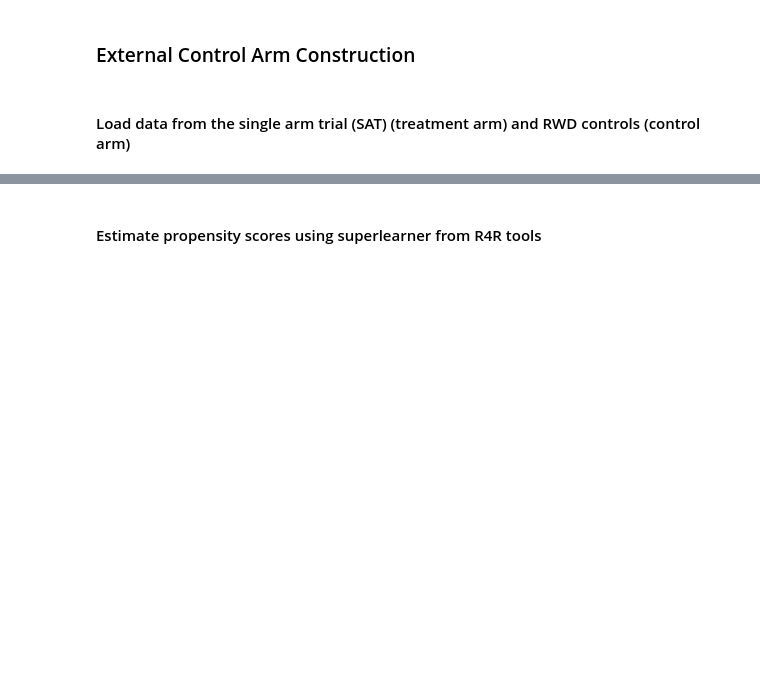
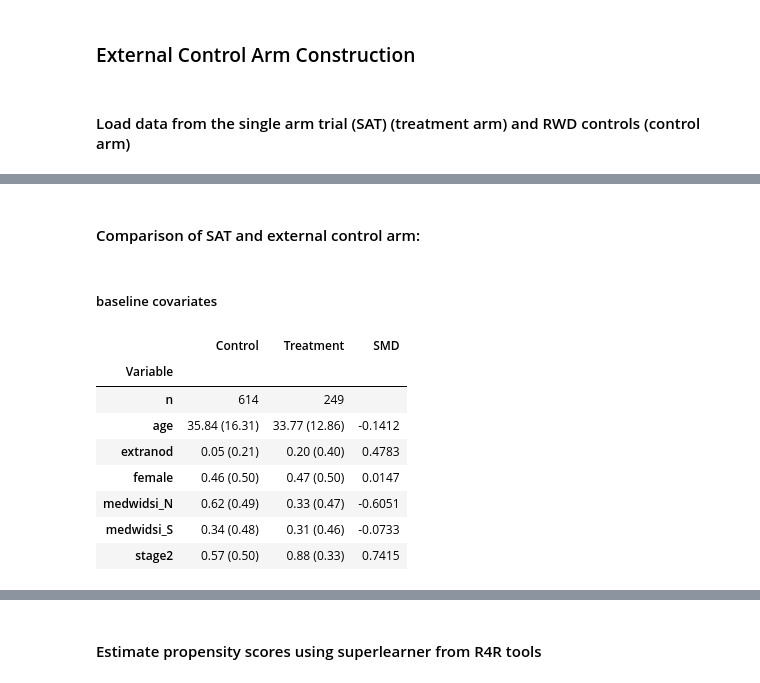
Before and after one commit to TrainingModule4-Real4Reg/r4r_training, a Jupyter notebook: notebooks/external_control_arm.ipynb, the cells around one changed output, grey strips where cells are left out. Saved outputs shown, nothing was run; the diff lists cells and outputs as text; code cells hidden in the pictures; blank space fills up the shorter version.

Commit message:
feat: add baseline summaries, sdm, possible questions

```diff
--- a/notebooks/external_control_arm.ipynb
+++ b/notebooks/external_control_arm.ipynb
@@ -28,0 +38,30 @@ df_combined
+# %% [markdown]
+#### Comparison of SAT and external control arm:
+# %% [markdown]
+##### baseline covariates
+# %%
+baseline_covariates = [
+    "age", "female", "extranod", "stage2", "medwidsi_S", "medwidsi_N"
+]
+
+from causalml.match import create_table_one
+
+table_one = create_table_one(
+    data=df_combined,
+    treatment_col="chemo",
+    features=baseline_covariates,
+    with_std=True,
+    with_counts=True,
+)
+
+table_one
+# %% [output]
+|  | Control | Treatment | SMD |
+| Variable |  |  |  |
+| n | 614 | 249 |  |
+| age | 35.84 (16.31) | 33.77 (12.86) | -0.1412 |
+| extranod | 0.05 (0.21) | 0.20 (0.40) | 0.4783 |
+| female | 0.46 (0.50) | 0.47 (0.50) | 0.0147 |
+| medwidsi_N | 0.62 (0.49) | 0.33 (0.47) | -0.6051 |
+| medwidsi_S | 0.34 (0.48) | 0.31 (0.46) | -0.0733 |
+| stage2 | 0.57 (0.50) | 0.88 (0.33) | 0.7415 |
```
Also changed, not shown: parts of 19 cells of this notebook.
